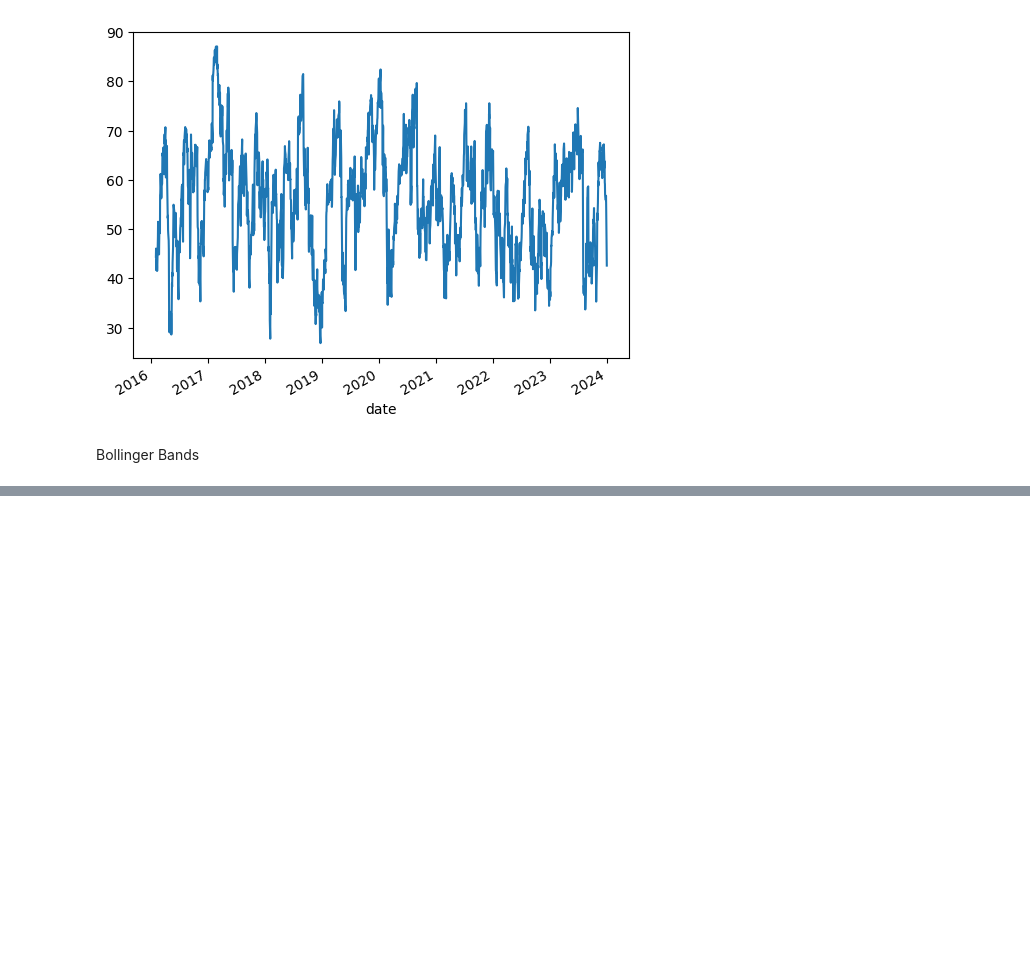
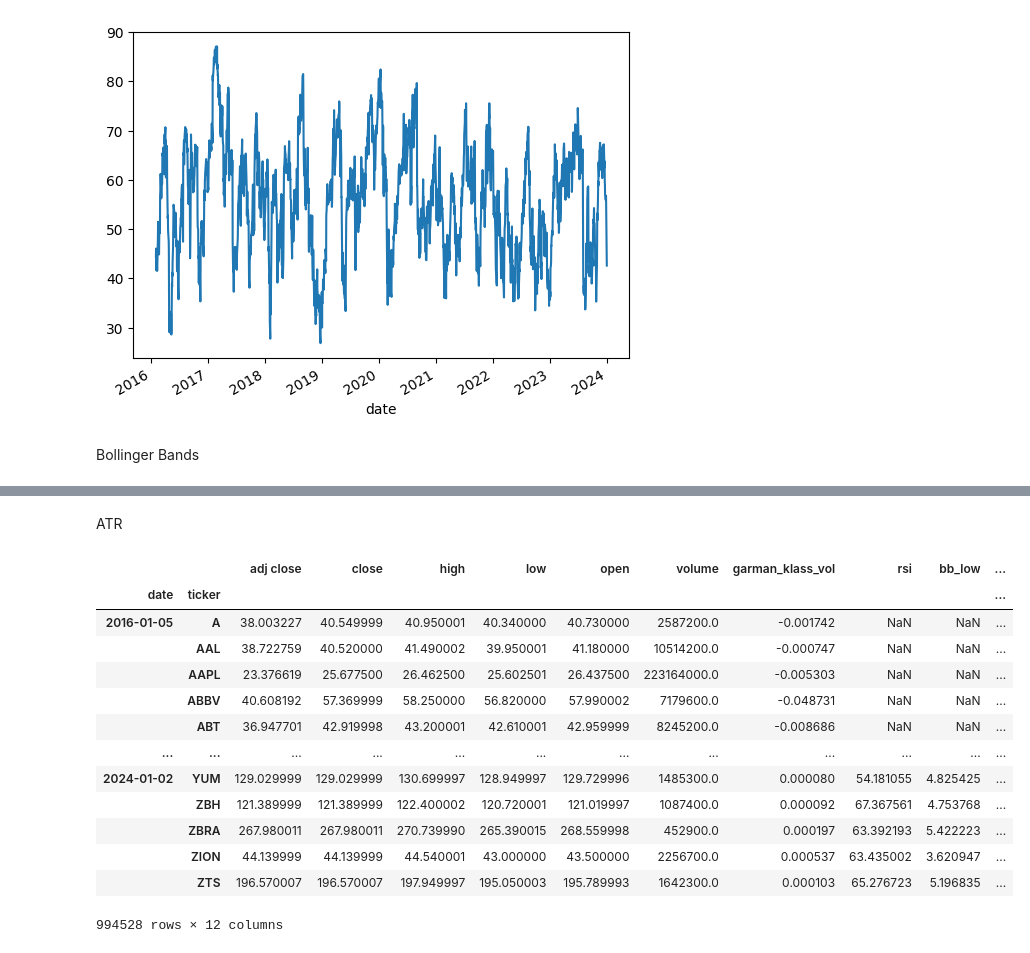
Before and after one commit to Rolland306/QuantProjects, a Jupyter notebook: algo_trading1.ipynb, the cells around one changed output, grey strips where cells are left out. Drawn from its saved outputs; the diff is of its cells as text; code cells hidden in the pictures; blank space fills up the shorter version.

```diff
--- a/algo_trading1.ipynb
+++ b/algo_trading1.ipynb
@@ -162,0 +205,28 @@ Bollinger Bands
+# %% [markdown]
+ATR
+# %%
+def compute_atr(stock_data):
+    atr = pandas_ta.atr(high=stock_data['high'],
+              low=stock_data['low'],
+              close=stock_data['close'],
+              length=14)
+    return atr.sub(atr.mean()).div(atr.std())
+
+df['atr'] = df.groupby(level=1, group_keys=False).apply(compute_atr)
+
+df
+# %% [output]
+|  |  | adj close | close | high | low | open | volume | garman_klass_vol | rsi | bb_low | ... |
+| date | ticker |  |  |  |  |  |  |  |  |  | ... |
+| 2016-01-05 | A | 38.003227 | 40.549999 | 40.950001 | 40.340000 | 40.730000 | 2587200.0 | -0.001742 | NaN | NaN | ... |
+|  | AAL | 38.722759 | 40.520000 | 41.490002 | 39.950001 | 41.180000 | 10514200.0 | -0.000747 | NaN | NaN | ... |
+|  | AAPL | 23.376619 | 25.677500 | 26.462500 | 25.602501 | 26.437500 | 223164000.0 | -0.005303 | NaN | NaN | ... |
+|  | ABBV | 40.608192 | 57.369999 | 58.250000 | 56.820000 | 57.990002 | 7179600.0 | -0.048731 | NaN | NaN | ... |
+|  | ABT | 36.947701 | 42.919998 | 43.200001 | 42.610001 | 42.959999 | 8245200.0 | -0.008686 | NaN | NaN | ... |
+| ... | ... | ... | ... | ... | ... | ... | ... | ... | ... | ... | ... |
+| 2024-01-02 | YUM | 129.029999 | 129.029999 | 130.699997 | 128.949997 | 129.729996 | 1485300.0 | 0.000080 | 54.181055 | 4.825425 | ... |
+|  | ZBH | 121.389999 | 121.389999 | 122.400002 | 120.720001 | 121.019997 | 1087400.0 | 0.000092 | 67.367561 | 4.753768 | ... |
+|  | ZBRA | 267.980011 | 267.980011 | 270.739990 | 265.390015 | 268.559998 | 452900.0 | 0.000197 | 63.392193 | 5.422223 | ... |
+|  | ZION | 44.139999 | 44.139999 | 44.540001 | 43.000000 | 43.500000 | 2256700.0 | 0.000537 | 63.435002 | 3.620947 | ... |
+|  | ZTS | 196.570007 | 196.570007 | 197.949997 | 195.050003 | 195.789993 | 1642300.0 | 0.000103 | 65.276723 | 5.196835 | ... |
+994528 rows × 12 columns
```
Also changed, not shown: parts of 3 cells of this notebook.
